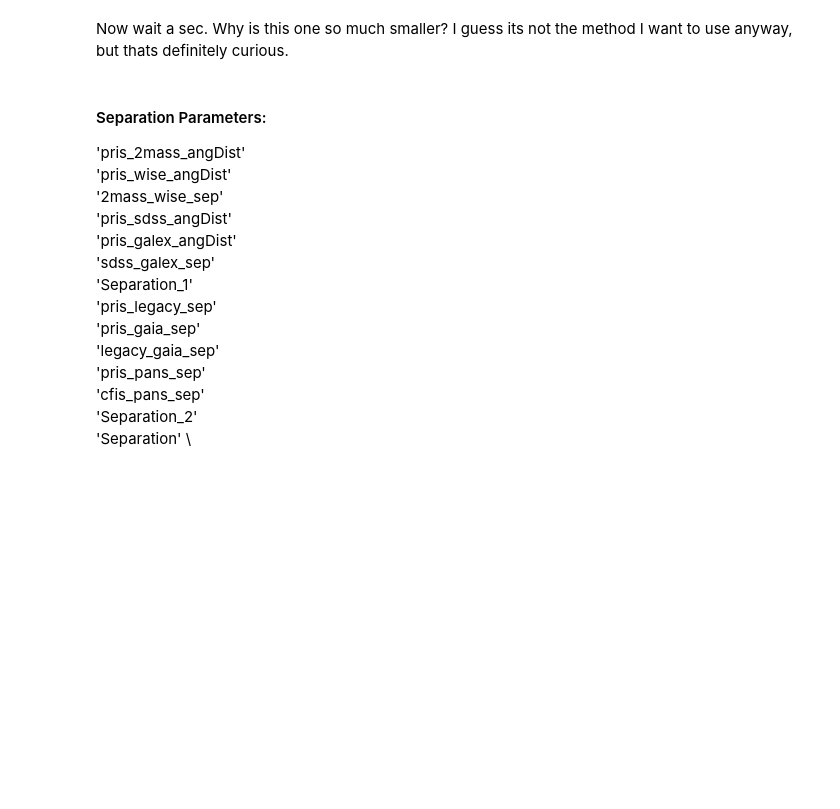
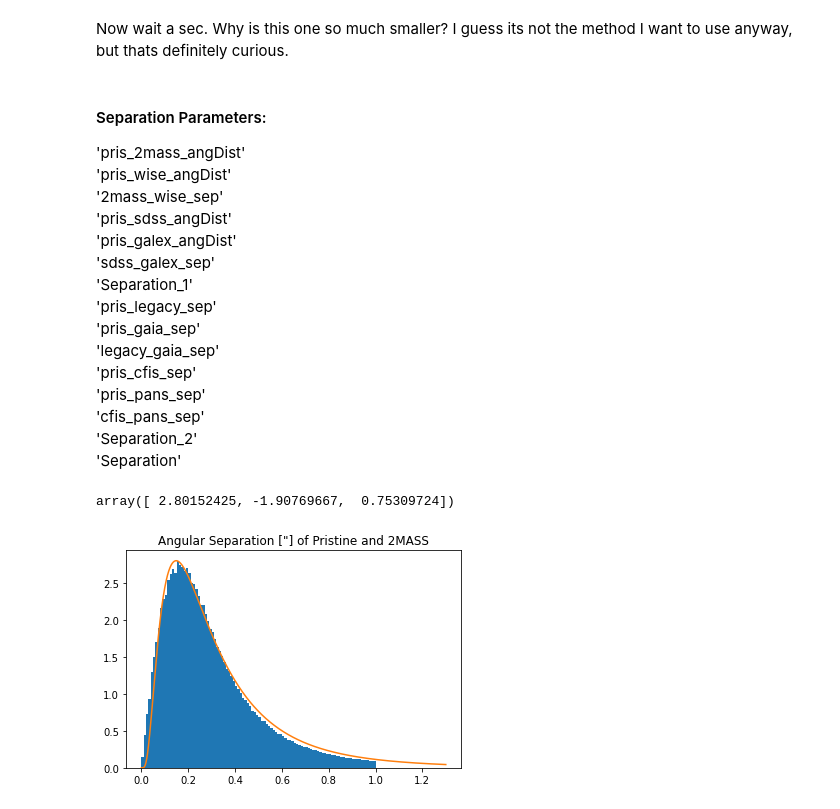
Before and after one commit to aydanmckay/ml, a Jupyter notebook: separationplots.ipynb, the cells around one changed output. Saved outputs shown, nothing was run; the diff lists cells and outputs as text; code cells hidden in the pictures; blank space fills up the shorter version.

Commit message:
Started plotting separations
Seems as though I'm either missing a parameter or I'm representing the data wrong

```diff
--- a/separationplots.ipynb
+++ b/separationplots.ipynb
@@ -43,7 +53,22 @@ Now wait a sec. Why is this one so much smaller? I guess its not the method I wa
 'pris_legacy_sep' \
 'pris_gaia_sep' \
 'legacy_gaia_sep' \
+'pris_cfis_sep' \
 'pris_pans_sep' \
 'cfis_pans_sep' \
 'Separation_2' \
-'Separation' \
+'Separation'
+# %%
+def lognormshift(x,a,b,c):
+    y = a * np.exp(-0.5 * ((np.log(x)-b)/c)**2)
+    return y
+# %%
+histo = plt.hist(datafi['pris_2mass_angDist'],bins=100,density=True)
+popt, pcov = curve_fit(lognormshift,histo[1][1:],histo[0])
+x = np.linspace(0.0001,1.3,10000)
+plt.plot(x,lognormshift(x,*popt),label="Fitted shifted log-normal distn")
+plt.title('Angular Separation [\"] of Pristine and 2MASS')
+popt
+# %% [output]
+array([ 2.80152425, -1.90769667,  0.75309724])
+[figure, added]
```
Also changed, not shown: parts of 13 cells of this notebook.
